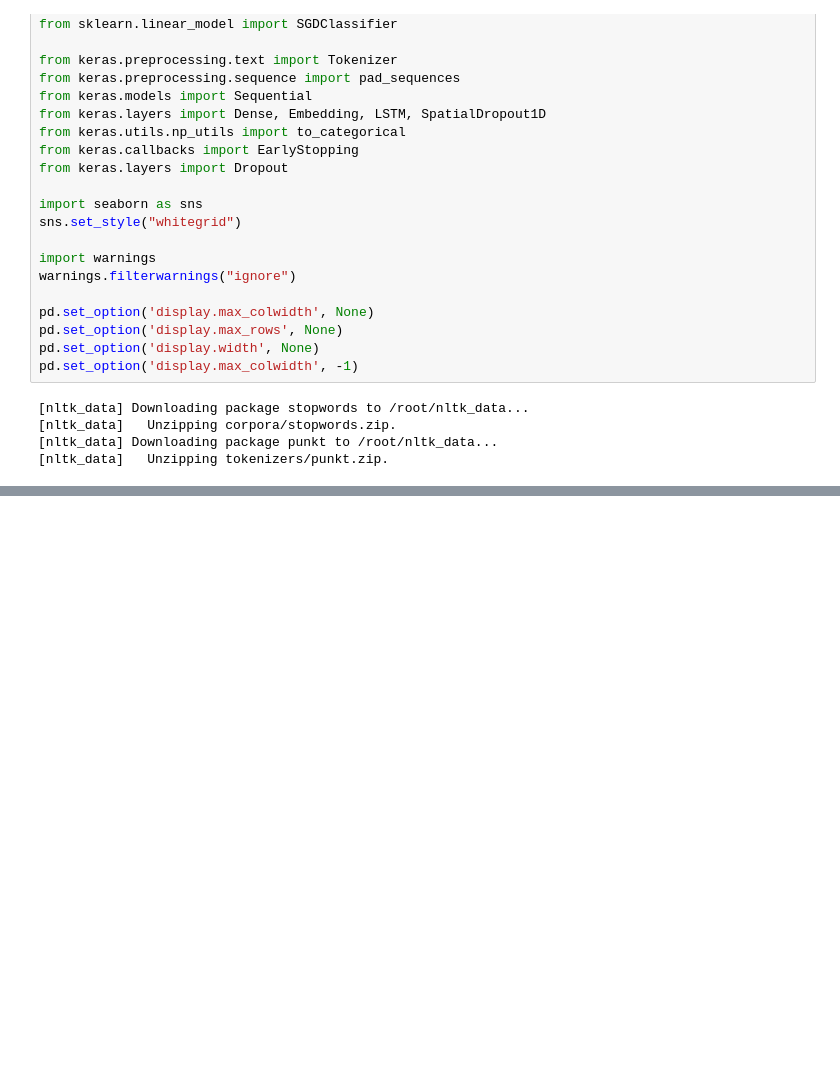
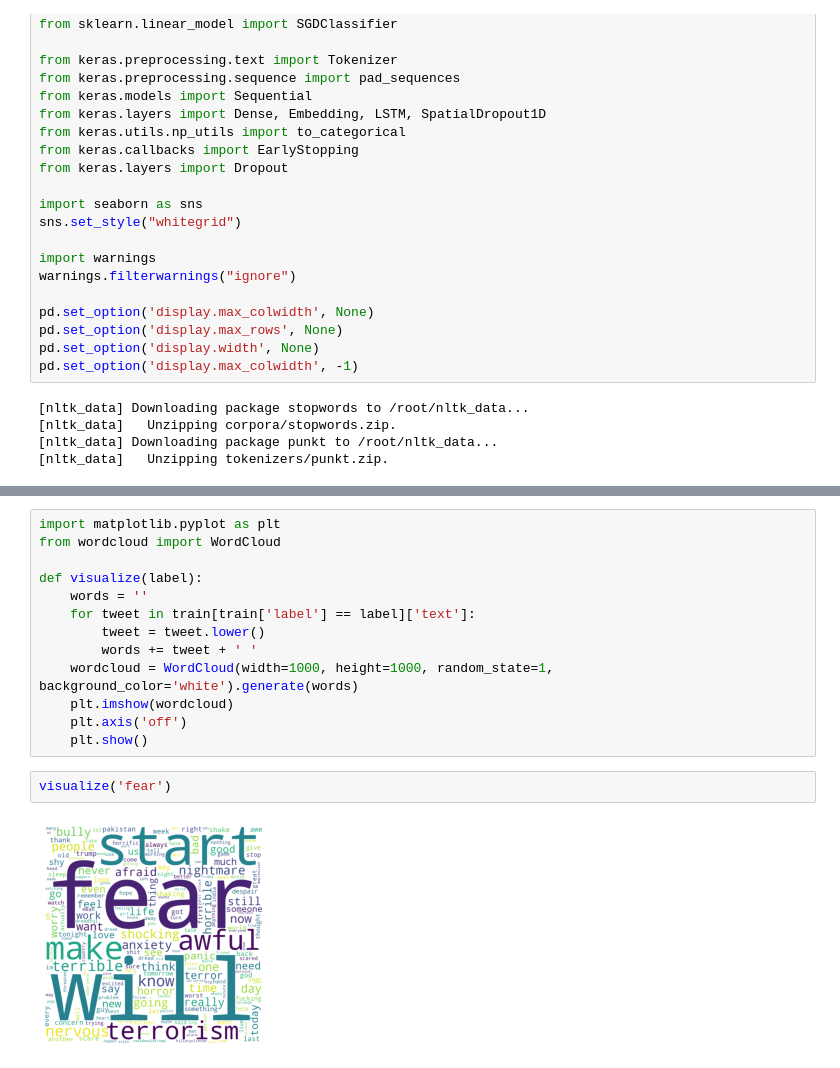
Before and after one commit to Sreelekshmi688582/Sreelekshmi, a Jupyter notebook: Emotion.ipynb, the cells around one changed output, grey strips where cells are left out. Saved outputs shown, nothing was run; the diff lists cells and outputs as text; blank space fills up the shorter version.

```diff
--- a/Emotion.ipynb
+++ b/Emotion.ipynb
@@ -57,0 +89,17 @@ train.head()
+# %%
+import matplotlib.pyplot as plt
+from wordcloud import WordCloud
+
+def visualize(label):
+    words = ''
+    for tweet in train[train['label'] == label]['text']:
+        tweet = tweet.lower()
+        words += tweet + ' '
+    wordcloud = WordCloud(width=1000, height=1000, random_state=1, background_color='white').generate(words)
+    plt.imshow(wordcloud)
+    plt.axis('off')
+    plt.show()
+# %%
+visualize('fear')
+# %% [output]
+[figure, added]
```
Also changed, not shown: parts of 31 cells of this notebook.
